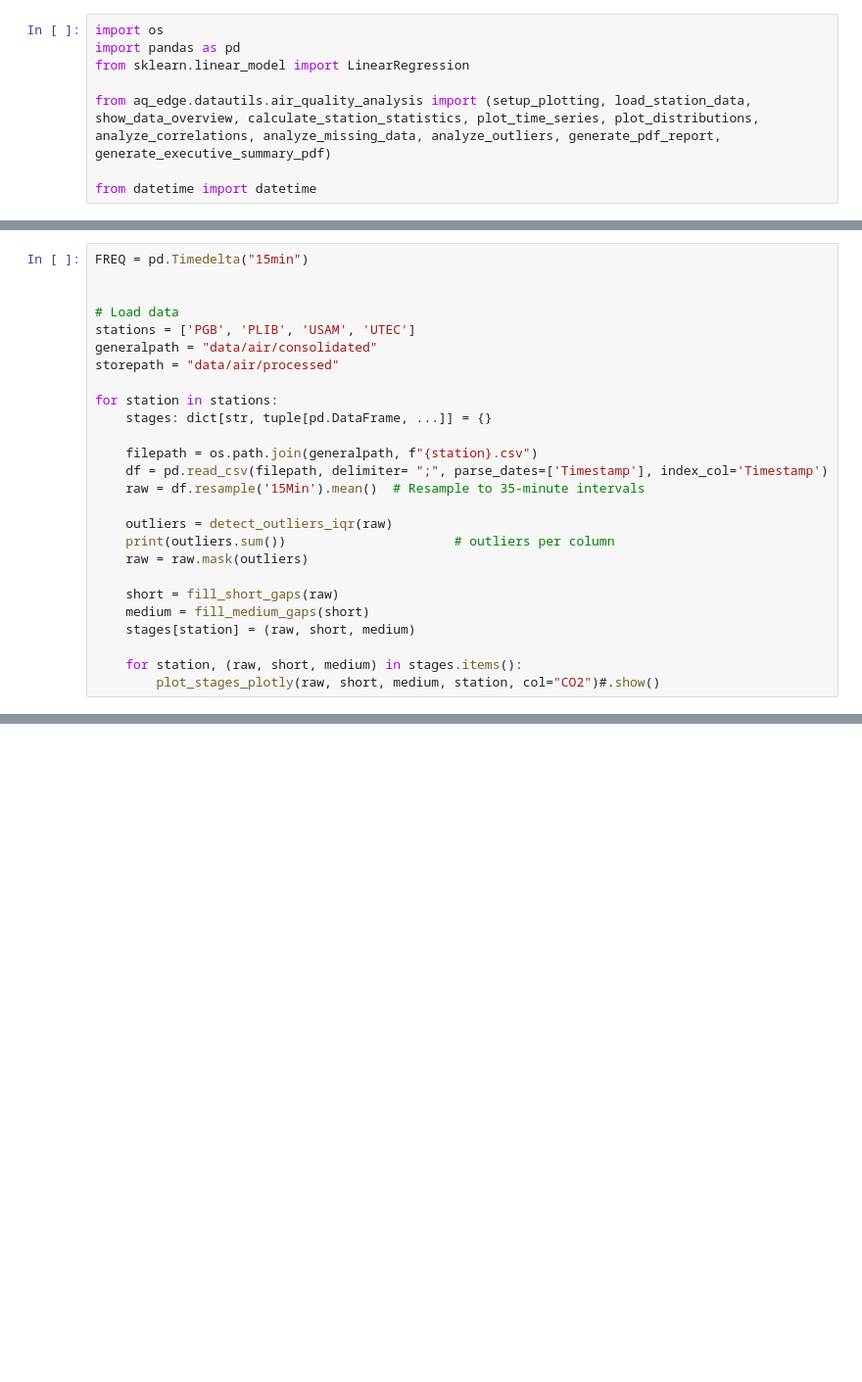
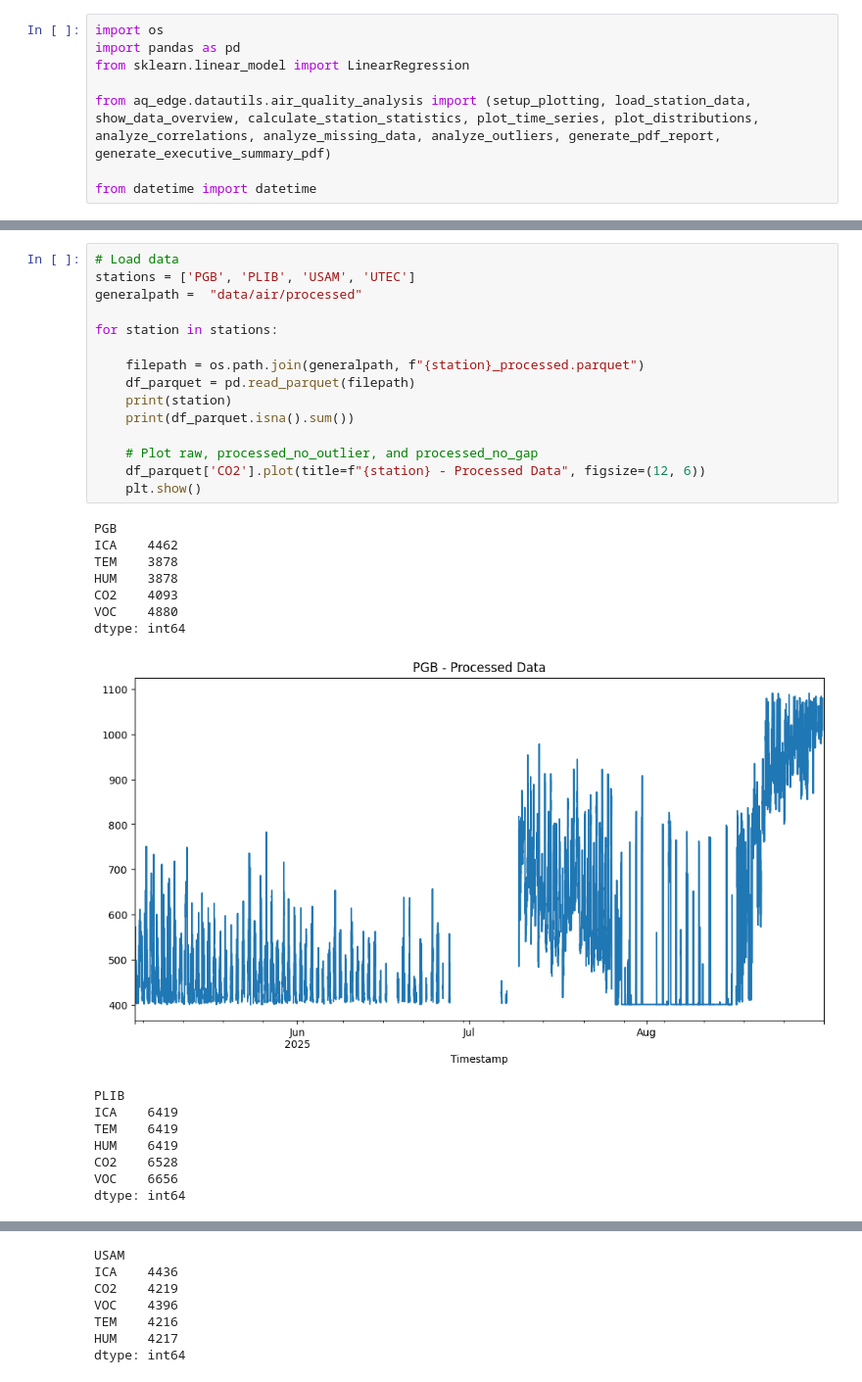
Before and after one commit to multiRH/aq_edge, a Jupyter notebook: data_exploration.ipynb, the cells around one changed output, grey strips where cells are left out. Shown at 98% size. Drawn from its saved outputs; the diff is of its cells as text; blank space fills up the shorter version.

```diff
--- a/data_exploration.ipynb
+++ b/data_exploration.ipynb
@@ -124,26 +8,0 @@ def plot_stages_plotly(
-# %%
-FREQ = pd.Timedelta("15min")
-
-
-# Load data
-stations = ['PGB', 'PLIB', 'USAM', 'UTEC']
-generalpath = "data/air/consolidated"
-storepath = "data/air/processed"
-
-for station in stations:
-    stages: dict[str, tuple[pd.DataFrame, ...]] = {}
-
-    filepath = os.path.join(generalpath, f"{station}.csv")
-    df = pd.read_csv(filepath, delimiter= ";", parse_dates=['Timestamp'], index_col='Timestamp')
-    raw = df.resample('15Min').mean()  # Resample to 35-minute intervals
-
-    outliers = detect_outliers_iqr(raw)
-    print(outliers.sum())                      # outliers per column
-    raw = raw.mask(outliers)
-
-    short = fill_short_gaps(raw)
-    medium = fill_medium_gaps(short)
-    stages[station] = (raw, short, medium)
-
-    for station, (raw, short, medium) in stages.items():
-        plot_stages_plotly(raw, short, medium, station, col="CO2")#.show()
@@ -184,0 +360,31 @@ Name: CO2, Length: 11014, dtype: int32
+# %%
+# Load data
+stations = ['PGB', 'PLIB', 'USAM', 'UTEC']
+generalpath =  "data/air/processed"
+
+for station in stations:
+
+    filepath = os.path.join(generalpath, f"{station}_processed.parquet")
+    df_parquet = pd.read_parquet(filepath)
+    print(station)
+    print(df_parquet.isna().sum())
+
+    # Plot raw, processed_no_outlier, and processed_no_gap
+    df_parquet['CO2'].plot(title=f"{station} - Processed Data", figsize=(12, 6))
+    plt.show()
+# %% [output]
+PGB
+ICA    4462
+TEM    3878
+HUM    3878
+CO2    4093
+VOC    4880
+dtype: int64
+[figure, added]
+PLIB
+ICA    6419
+TEM    6419
+HUM    6419
+CO2    6528
+VOC    6656
+dtype: int64
@@ -184,0 +392,7 @@ Name: CO2, Length: 11014, dtype: int32
+USAM
+ICA    4436
+CO2    4219
+VOC    4396
+TEM    4216
+HUM    4217
+dtype: int64
```
Also changed, not shown: parts of 7 cells of this notebook.
